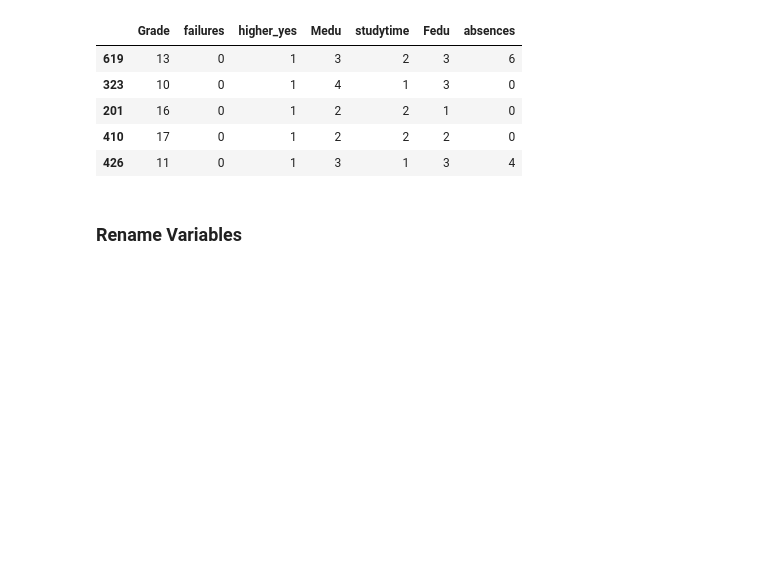
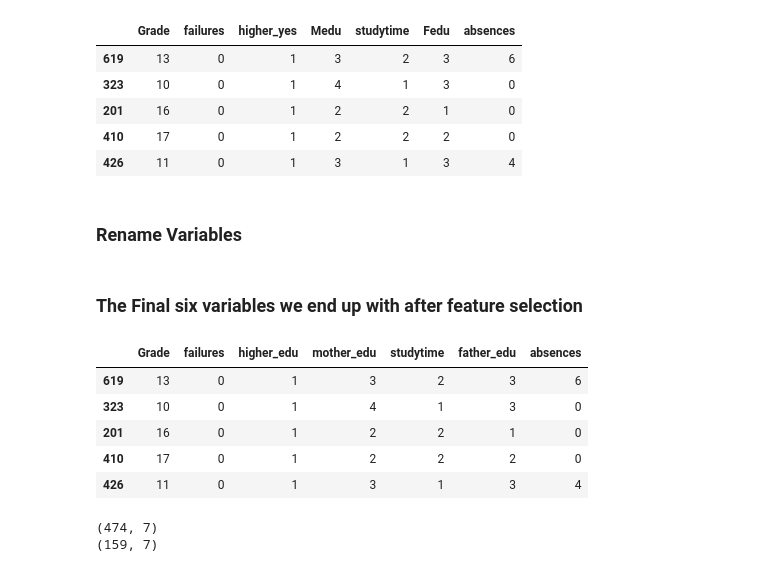
Before and after one commit to BonifasiusAnggara/Predicting-Student-Grades-with-BayesianLR, a Jupyter notebook: Predicting_Student_Grades_with_BayesianLR.ipynb, the cells around one changed output. Saved outputs shown, nothing was run; the diff lists cells and outputs as text; code cells hidden in the pictures; blank space fills up the shorter version.

```diff
--- a/Predicting_Student_Grades_with_BayesianLR.ipynb
+++ b/Predicting_Student_Grades_with_BayesianLR.ipynb
@@ -349,0 +354,17 @@ X_train.head()
+# %% [markdown]
+### The Final six variables we end up with after feature selection
+# %%
+X_train.head()
+# %% [output]
+|  | Grade | failures | higher_edu | mother_edu | studytime | father_edu | absences |
+| 619 | 13 | 0 | 1 | 3 | 2 | 3 | 6 |
+| 323 | 10 | 0 | 1 | 4 | 1 | 3 | 0 |
+| 201 | 16 | 0 | 1 | 2 | 2 | 1 | 0 |
+| 410 | 17 | 0 | 1 | 2 | 2 | 2 | 0 |
+| 426 | 11 | 0 | 1 | 3 | 1 | 3 | 4 |
+# %%
+print(X_train.shape)
+print(X_test.shape)
+# %% [output]
+(474, 7)
+(159, 7)
```
Also changed, not shown: parts of 8 cells of this notebook.
